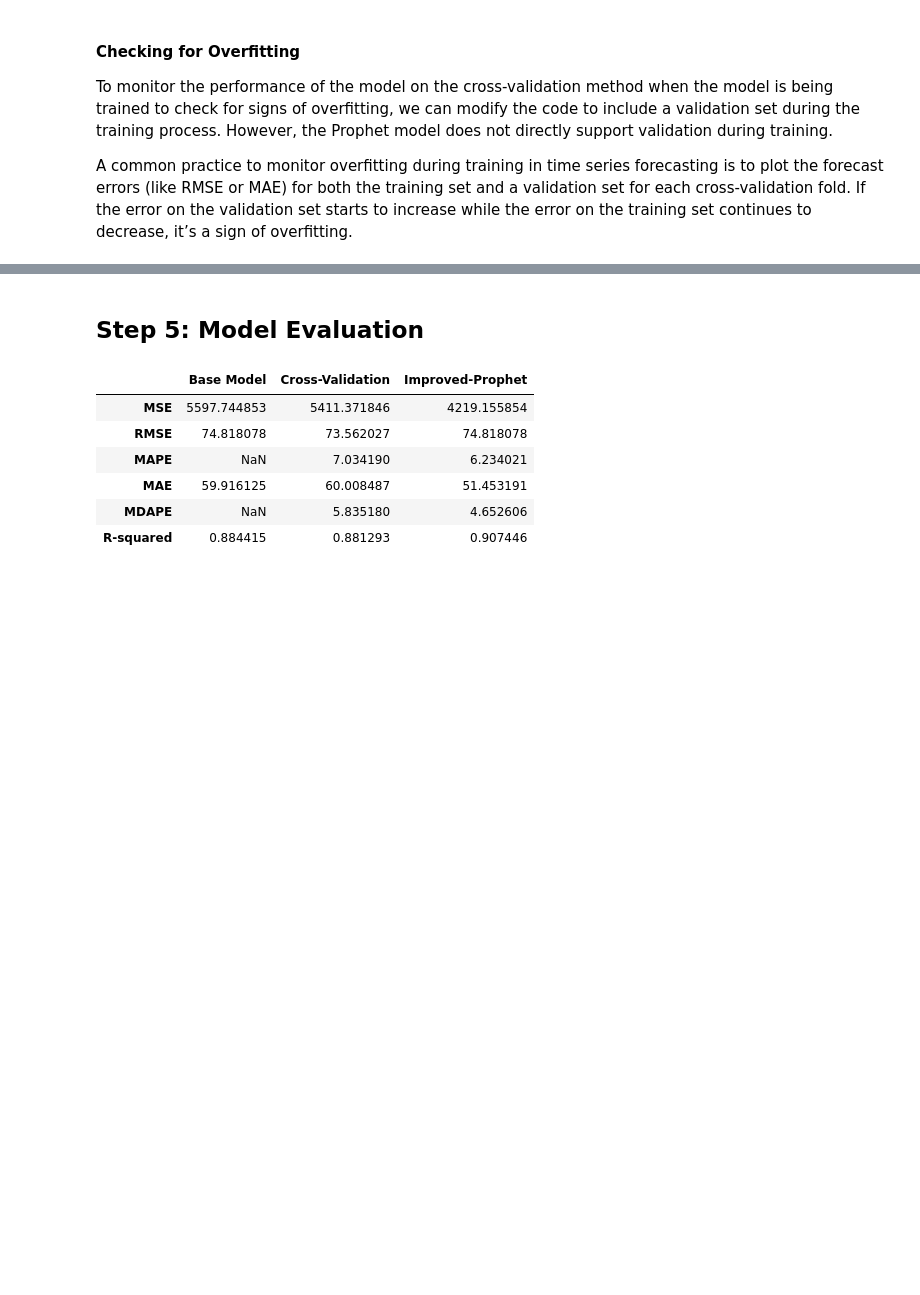
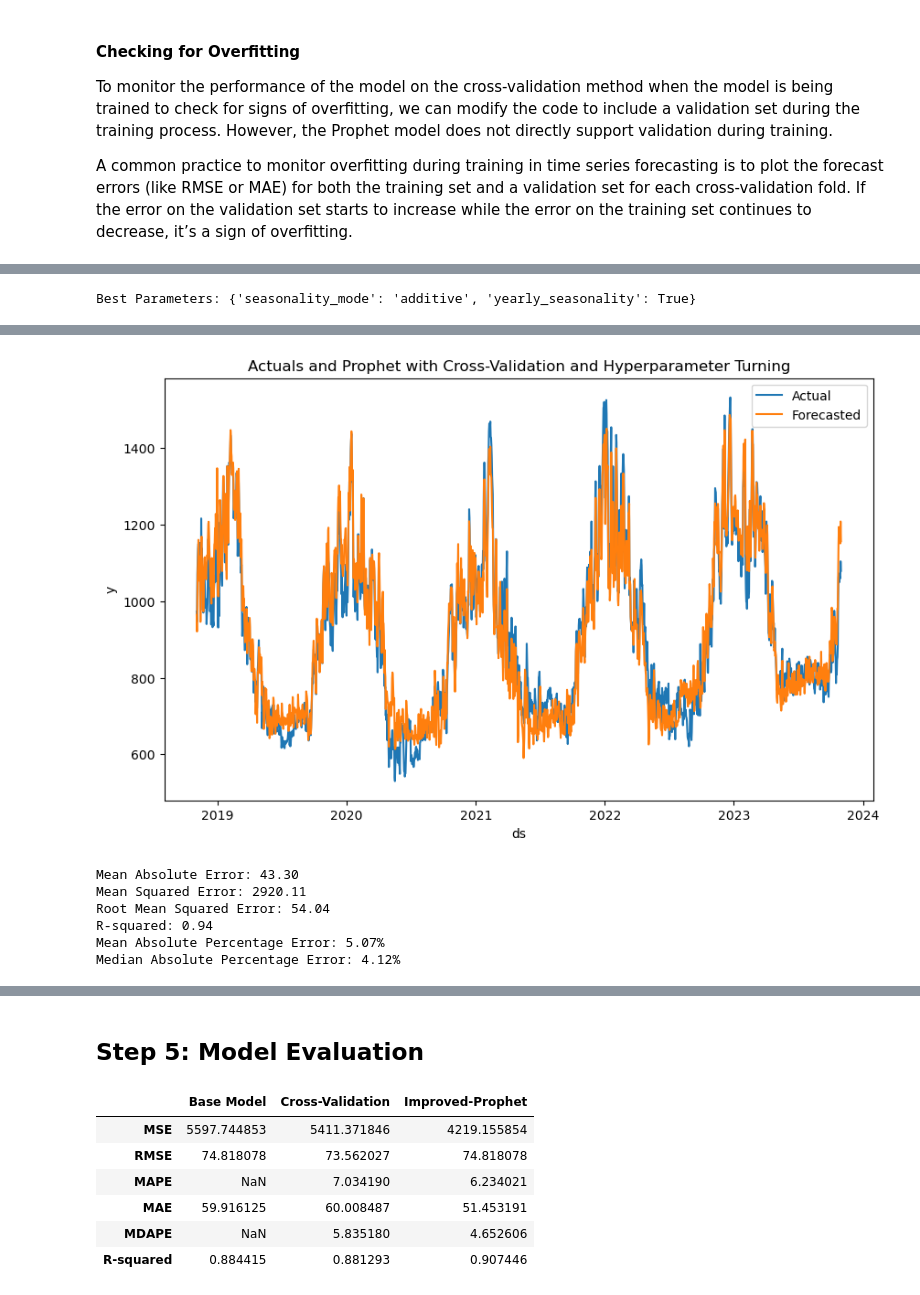
Before and after one commit to Nathan-13/Capstone-Project_Forecasting-Natural-Gas-Demand, a Jupyter notebook: Notebooks/model_building.ipynb, the cells around one changed output, grey strips where cells are left out. Saved outputs shown, nothing was run; the diff lists cells and outputs as text; code cells hidden in the pictures; blank space fills up the shorter version.

```diff
--- a/Notebooks/model_building.ipynb
+++ b/Notebooks/model_building.ipynb
@@ -642,0 +404,72 @@ Median Absolute Percentage Error: 4.20%
+# %%
+from sklearn.model_selection import GridSearchCV
+
+class ProphetWrapper(BaseEstimator, RegressorMixin):
+    def __init__(self, yearly_seasonality=True, seasonality_mode='additive'):
+        #self.interval_width = interval_width
+        self.yearly_seasonality = yearly_seasonality
+        self.seasonality_mode = seasonality_mode
+        self.model = None
+
+    def fit(self, X, y=None):
+        self.model = Prophet(yearly_seasonality=self.yearly_seasonality, seasonality_mode=self.seasonality_mode)
+
+        # Add additional regressors
+        for regressor in ['LOWEST_REL_HUMIDITY', 'HIGHEST_REL_HUMIDITY', 'HEATING_DEGREE_DAYS', 'COOLING_DEGREE_DAYS', 'TOTAL_PRECIPITATION',
+                          'LOWEST_TEMPERATURE', 'AVG_TEMPERATURE', 'HIGHEST_TEMPERATURE', 'DIRECTION_MAX_GUST', 'SPEED_MAX_GUST']:
+            self.model.add_regressor(regressor)
+
+        self.model.fit(X)
+
+        return self
+
+    def predict(self, X):
+        return self.model.predict(X)
+
+# Define parameter grid
+param_grid = {'yearly_seasonality': [True, False], 'seasonality_mode': ['additive', 'multiplicative']}
+
+# Instantiate the model
+model = ProphetWrapper()
+
+# Perform grid search
+grid = GridSearchCV(model, param_grid, cv=3, n_jobs=-1)  # Adjust cv and n_jobs as needed
+grid.fit(merged_df_mod)
+
+# Print best parameters
+print(f'Best Parameters: {grid.best_params_}')
+
+# Perform cross-validation with the best model
+df_cv2 = cross_validation(grid.best_estimator_.model, initial='1825 days', period='456 days', horizon='456 days')
+
+# Calculate performance metrics
+df_metrics4 = performance_metrics(df_cv2)
+
+# Plotting actuals and forecasted values
+plt.figure(figsize=(10, 6))
+plt.plot(df_cv2['ds'], df_cv2['y'], label='Actual')
+plt.plot(df_cv2['ds'], df_cv2['yhat'], label='Forecasted')
+plt.legend()
+plt.xlabel('ds')
+plt.ylabel('y')
+plt.title('Actuals and Prophet with Cross-Validation and Hyperparameter Turning')
+plt.show()
+
+# Import necessary libraries
+from sklearn.metrics import mean_squared_error, mean_absolute_error, r2_score
+
+# Calculate MAE, MSE, RMSE, and R-squared
+mae_hy = mean_absolute_error(df_cv2['y'], df_cv2['yhat'])
+mse_hy = mean_squared_error(df_cv2['y'], df_cv2['yhat'])
+rmse_hy = np.sqrt(mse_hy)
+r2_hy = r2_score(df_cv2['y'], df_cv2['yhat'])
+mape_hy = np.mean(np.abs((df_cv2['y'] - df_cv2['yhat']) / df_cv2['y'])) * 100
+mdape_hy = np.median(np.abs((df_cv2['y'] - df_cv2['yhat']) / df_cv2['y'])) * 100
+
+print(f'Mean Absolute Error: {mae_hy:.2f}')
+print(f'Mean Squared Error: {mse_hy:.2f}')
+print(f'Root Mean Squared Error: {rmse_hy:.2f}')
+print(f'R-squared: {r2_hy:.2f}')
+print(f'Mean Absolute Percentage Error: {mape_hy:.2f}%')
+print(f'Median Absolute Percentage Error: {mdape_hy:.2f}%')
+# %% [output]
@@ -642,0 +478 @@ Median Absolute Percentage Error: 4.20%
+Best Parameters: {'seasonality_mode': 'additive', 'yearly_seasonality': True}
@@ -642,0 +487,7 @@ Median Absolute Percentage Error: 4.20%
+[figure, added]
+Mean Absolute Error: 43.30
+Mean Squared Error: 2920.11
+Root Mean Squared Error: 54.04
+R-squared: 0.94
+Mean Absolute Percentage Error: 5.07%
+Median Absolute Percentage Error: 4.12%
```
Also changed, not shown: parts of 27 cells of this notebook.
